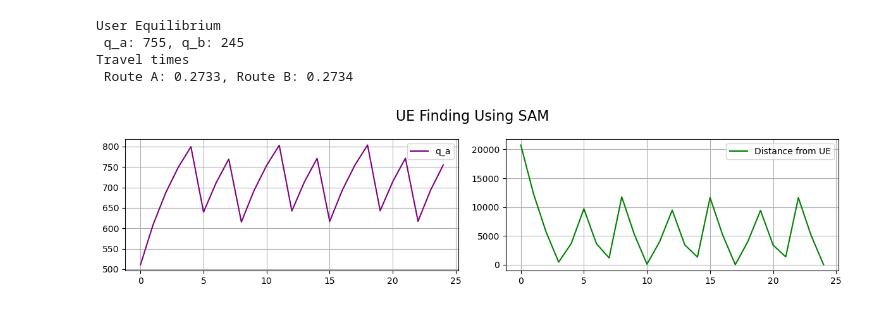
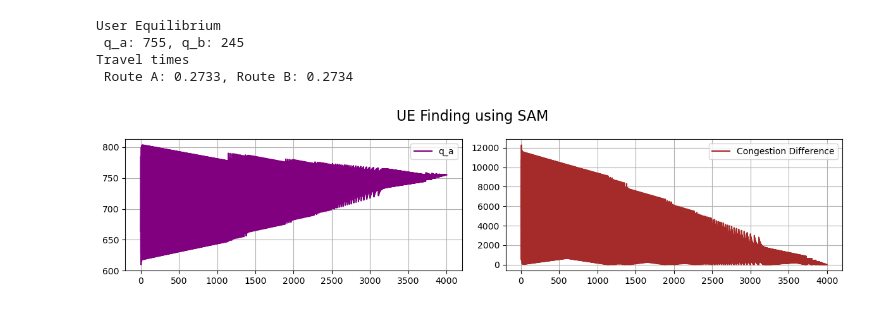
Before and after one commit to aonurakman/RL-Based-Mobility-Optimization, a Jupyter notebook: Analytical Solutions.ipynb, the cells around one changed output. Drawn from its saved outputs; the diff is of its cells as text; code cells hidden in the pictures.

```diff
--- a/Analytical Solutions.ipynb
+++ b/Analytical Solutions.ipynb
@@ -292,15 +320,15 @@ Travel times
 # %%
 fig, (ax1, ax2) = plt.subplots(1, 2, figsize=(12,3))
 
-ax1.plot(results, color="purple", label="q_a")
+ax1.plot(steps, color="purple", label="q_a")
 ax1.grid(True)
 ax1.legend()
 
-ax2.plot([abs(UE_formulation(r)) for r in results], color="green", label="Distance from UE")
+ax2.plot([abs(UE_formulation(r)) for r in steps], color="brown", label="Congestion Difference")
 ax2.grid(True)
 ax2.legend()
 
-fig.suptitle('UE Finding Using SAM', fontsize=16)
+fig.suptitle('UE Finding using SAM', fontsize=16)
 fig.tight_layout()
 # %% [output]
-[figure, old version]
+[figure, new version]
```
Also changed, not shown: parts of 11 cells of this notebook, 2 other files.
